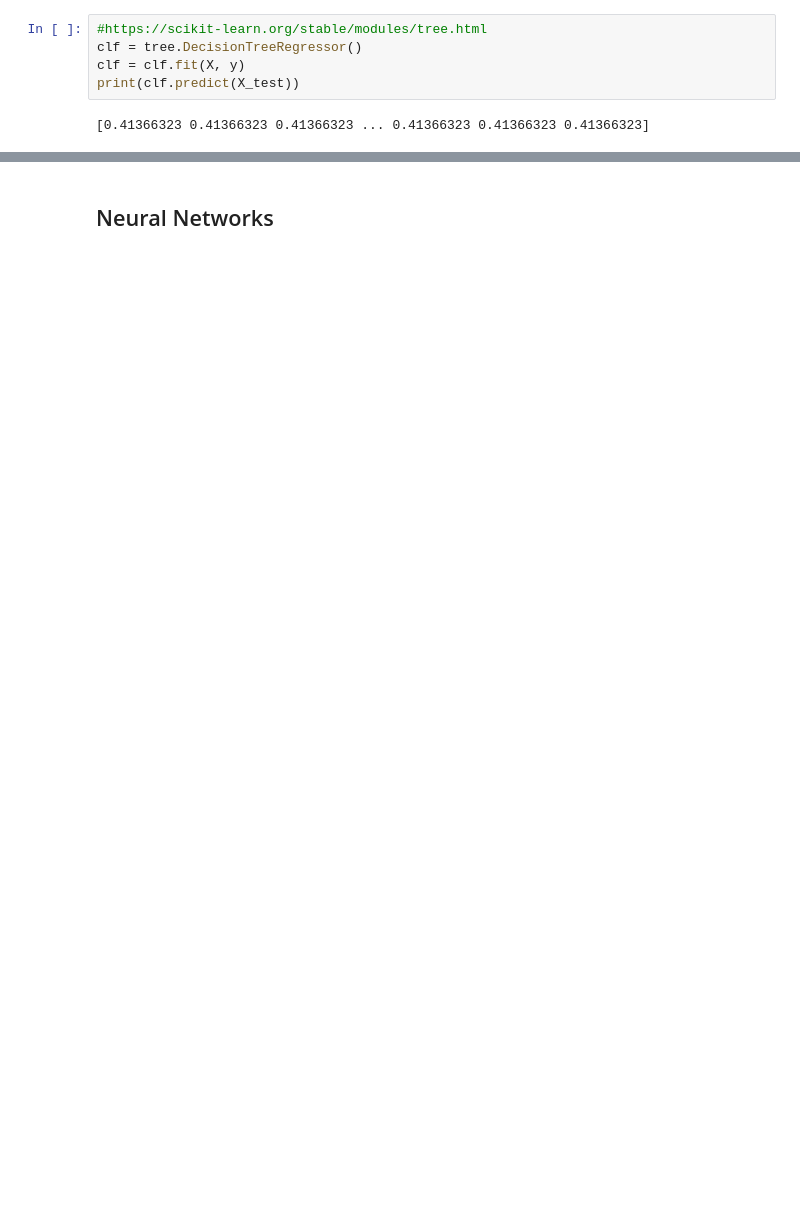
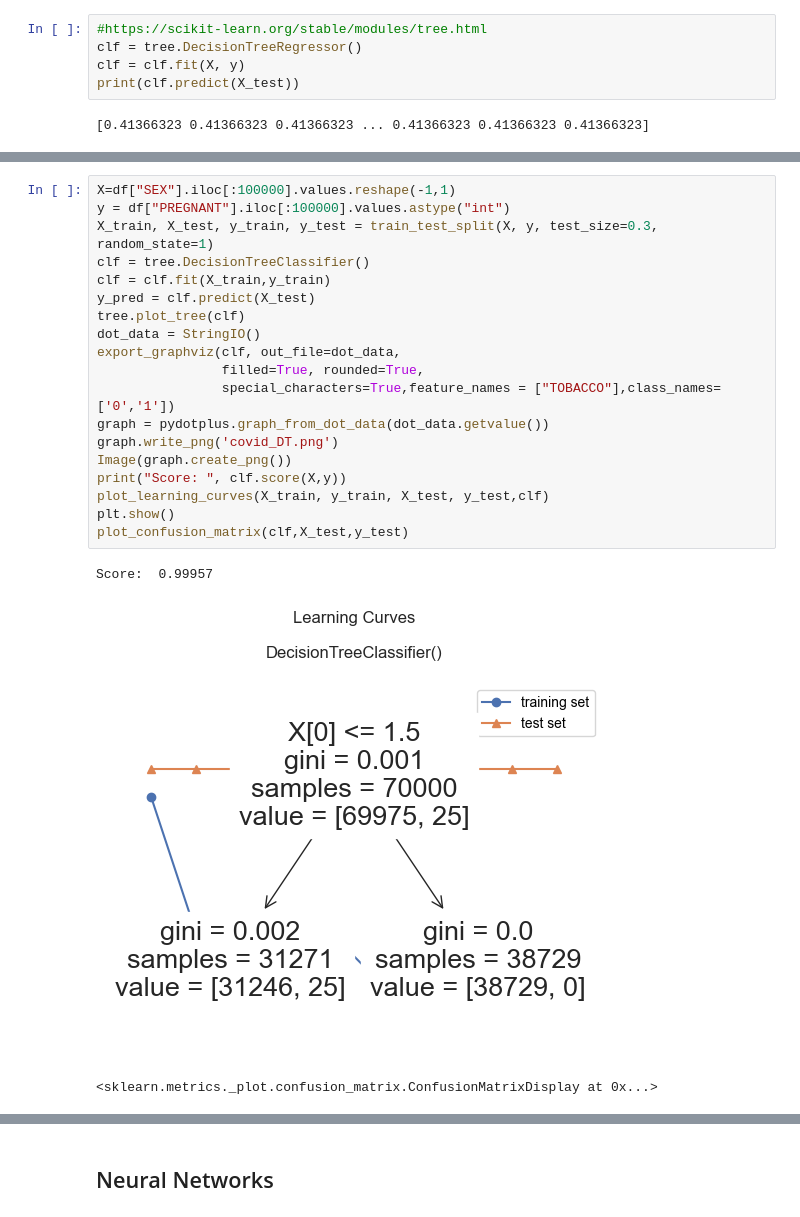
Before and after one commit to komolcia/Julia-Komorowska-Inteligencja-Obliczeniowa, a Jupyter notebook: projekt.ipynb, the cells around one changed output, grey strips where cells are left out. Drawn from its saved outputs; the diff is of its cells as text; blank space fills up the shorter version.

```diff
--- a/projekt.ipynb
+++ b/projekt.ipynb
@@ -395,0 +412,23 @@ Image(graph.create_png())
+# %%
+X=df["SEX"].iloc[:100000].values.reshape(-1,1)
+y = df["PREGNANT"].iloc[:100000].values.astype("int")
+X_train, X_test, y_train, y_test = train_test_split(X, y, test_size=0.3, random_state=1)
+clf = tree.DecisionTreeClassifier()
+clf = clf.fit(X_train,y_train)
+y_pred = clf.predict(X_test)
+tree.plot_tree(clf)
+dot_data = StringIO()
+export_graphviz(clf, out_file=dot_data,
+                filled=True, rounded=True,
+                special_characters=True,feature_names = ["TOBACCO"],class_names=['0','1'])
+graph = pydotplus.graph_from_dot_data(dot_data.getvalue())
+graph.write_png('covid_DT.png')
+Image(graph.create_png())
+print("Score: ", clf.score(X,y))
+plot_learning_curves(X_train, y_train, X_test, y_test,clf)
+plt.show()
+plot_confusion_matrix(clf,X_test,y_test)
+# %% [output]
+Score:  0.99957
+[figure, added]
+<sklearn.metrics._plot.confusion_matrix.ConfusionMatrixDisplay at 0x...>
```
Also changed, not shown: parts of 15 cells of this notebook.
